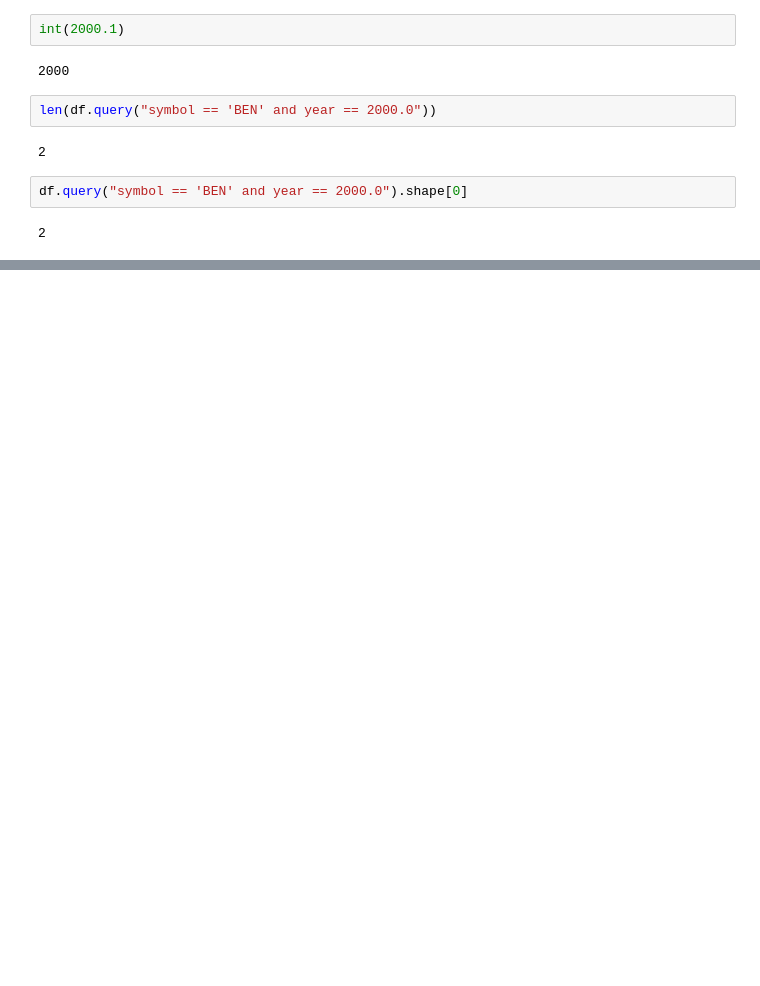
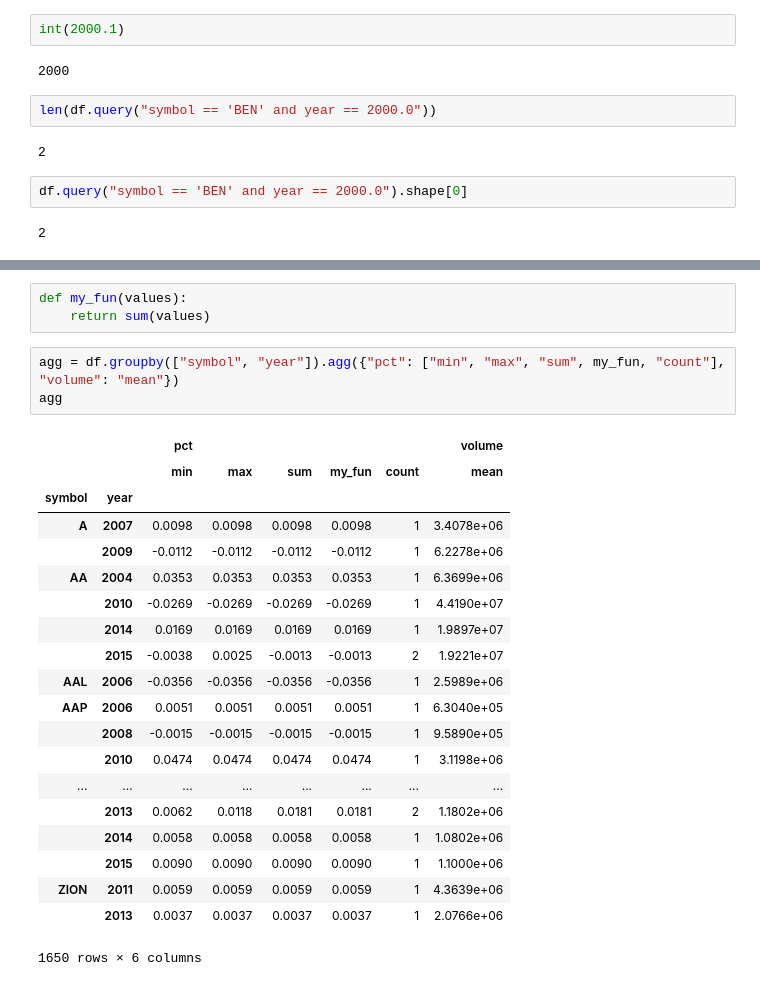
Before and after one commit to abulbasar/PythonExamples, a Jupyter notebook: Pandas.ipynb, the cells around one changed output, grey strips where cells are left out. Saved outputs shown, nothing was run; the diff lists cells and outputs as text; blank space fills up the shorter version.

```diff
--- a/Pandas.ipynb
+++ b/Pandas.ipynb
@@ -448,0 +557,27 @@ df.sort_values("pct", ascending = False)[:3]
+# %%
+def my_fun(values):
+    return sum(values)
+# %%
+agg = df.groupby(["symbol", "year"]).agg({"pct": ["min", "max", "sum", my_fun, "count"], "volume": "mean"})
+agg
+# %% [output]
+|  |  | pct |  |  |  |  | volume |
+|  |  | min | max | sum | my_fun | count | mean |
+| symbol | year |  |  |  |  |  |  |
+| A | 2007 | 0.0098 | 0.0098 | 0.0098 | 0.0098 | 1 | 3.4078e+06 |
+|  | 2009 | -0.0112 | -0.0112 | -0.0112 | -0.0112 | 1 | 6.2278e+06 |
+| AA | 2004 | 0.0353 | 0.0353 | 0.0353 | 0.0353 | 1 | 6.3699e+06 |
+|  | 2010 | -0.0269 | -0.0269 | -0.0269 | -0.0269 | 1 | 4.4190e+07 |
+|  | 2014 | 0.0169 | 0.0169 | 0.0169 | 0.0169 | 1 | 1.9897e+07 |
+|  | 2015 | -0.0038 | 0.0025 | -0.0013 | -0.0013 | 2 | 1.9221e+07 |
+| AAL | 2006 | -0.0356 | -0.0356 | -0.0356 | -0.0356 | 1 | 2.5989e+06 |
+| AAP | 2006 | 0.0051 | 0.0051 | 0.0051 | 0.0051 | 1 | 6.3040e+05 |
+|  | 2008 | -0.0015 | -0.0015 | -0.0015 | -0.0015 | 1 | 9.5890e+05 |
+|  | 2010 | 0.0474 | 0.0474 | 0.0474 | 0.0474 | 1 | 3.1198e+06 |
+| ... | ... | ... | ... | ... | ... | ... | ... |
+|  | 2013 | 0.0062 | 0.0118 | 0.0181 | 0.0181 | 2 | 1.1802e+06 |
+|  | 2014 | 0.0058 | 0.0058 | 0.0058 | 0.0058 | 1 | 1.0802e+06 |
+|  | 2015 | 0.0090 | 0.0090 | 0.0090 | 0.0090 | 1 | 1.1000e+06 |
+| ZION | 2011 | 0.0059 | 0.0059 | 0.0059 | 0.0059 | 1 | 4.3639e+06 |
+|  | 2013 | 0.0037 | 0.0037 | 0.0037 | 0.0037 | 1 | 2.0766e+06 |
+1650 rows × 6 columns
```
Also changed, not shown: parts of 8 cells of this notebook.
